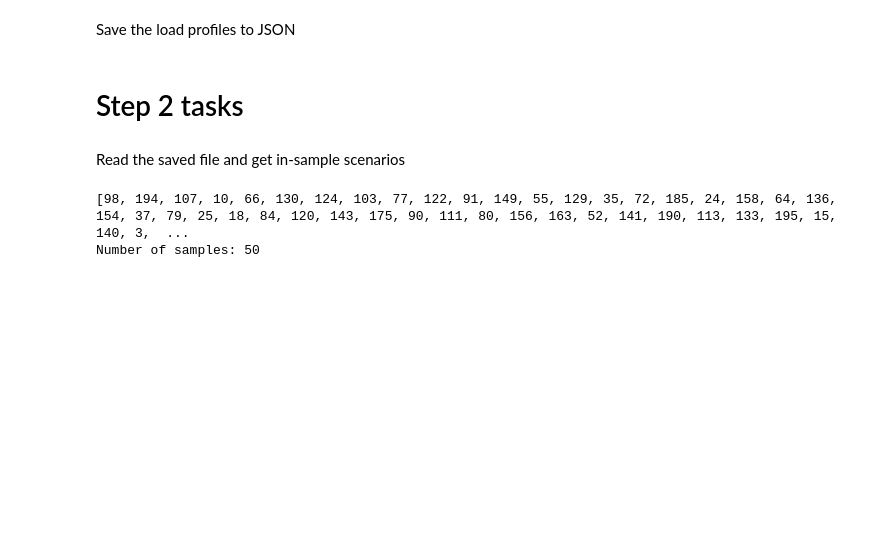
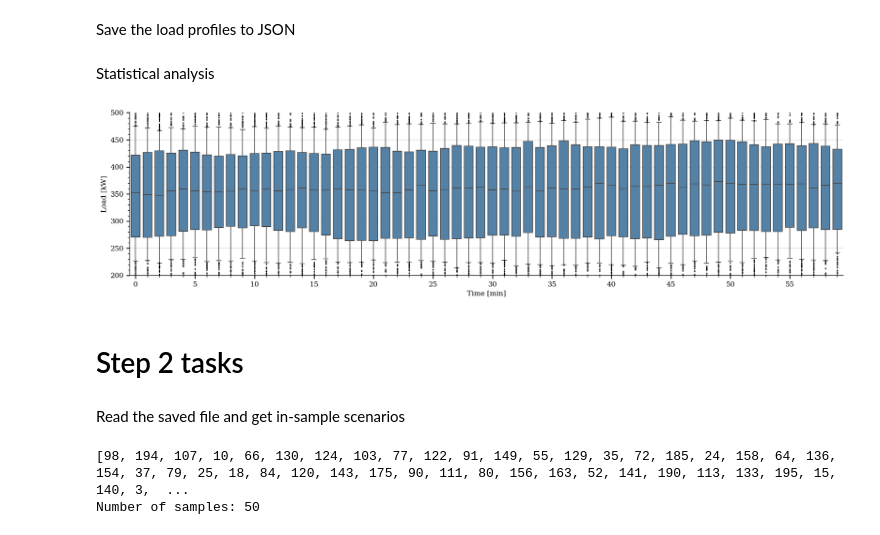
Before and after one commit to Hvid1999/46755, a Jupyter notebook: Assignment 2/task_2.ipynb, the cells around one changed output. Saved outputs shown, nothing was run; the diff lists cells and outputs as text; code cells hidden in the pictures; blank space fills up the shorter version.

```diff
--- a/Assignment 2/task_2.ipynb
+++ b/Assignment 2/task_2.ipynb
@@ -77,6 +82,38 @@ for i, profile in enumerate(load_profiles):
 
 # with open('Data/ALL_scenarios_consumption.json', 'w') as f:
 #     json.dump(consumption_profiles, f)
+# %% [markdown]
+Statistical analysis
+# %%
+df = pd.DataFrame(load_profiles)
+df.index.name = 'Scenario'
+df = df.reset_index().melt(id_vars='Scenario', var_name='Minute', value_name='Load')
+
+fig = plt.figure(figsize=(15, 4), dpi=150)
+
+flierprops = dict(marker='d', markersize=1,  markeredgecolor='black')
+
+#Set whiskers to show 10th and 90th percentiles
+sns.boxplot(data=df, x='Minute', y='Load', color='steelblue', linewidth=1, whis=[10, 90], flierprops=flierprops, width=0.75)
+plt.xlabel('Time [min]')
+plt.ylabel('Load [kW]')
+plt.tight_layout()
+plt.ylim([MIN_LOAD, MAX_LOAD])
+plt.xticks(np.arange(0, 65, 5))
+
+plt.minorticks_on()
+plt.tick_params(axis='both', which='minor', length=3)
+plt.tick_params(axis='both', which='major', length=5, width=1.2)
+
+plt.margins(x=0)
+plt.gca().set_axisbelow(True)
+
+fig.tight_layout()
+
+plt.savefig('Figures/boxplot_load_profiles_10th_90th_percentile.png', dpi=500, bbox_inches='tight')
+plt.show()
+# %% [output]
+[figure, added]
 # %% [markdown]
 # Step 2 tasks
 # %% [markdown]
```
Also changed, not shown: parts of 15 cells of this notebook, 7 other files.
